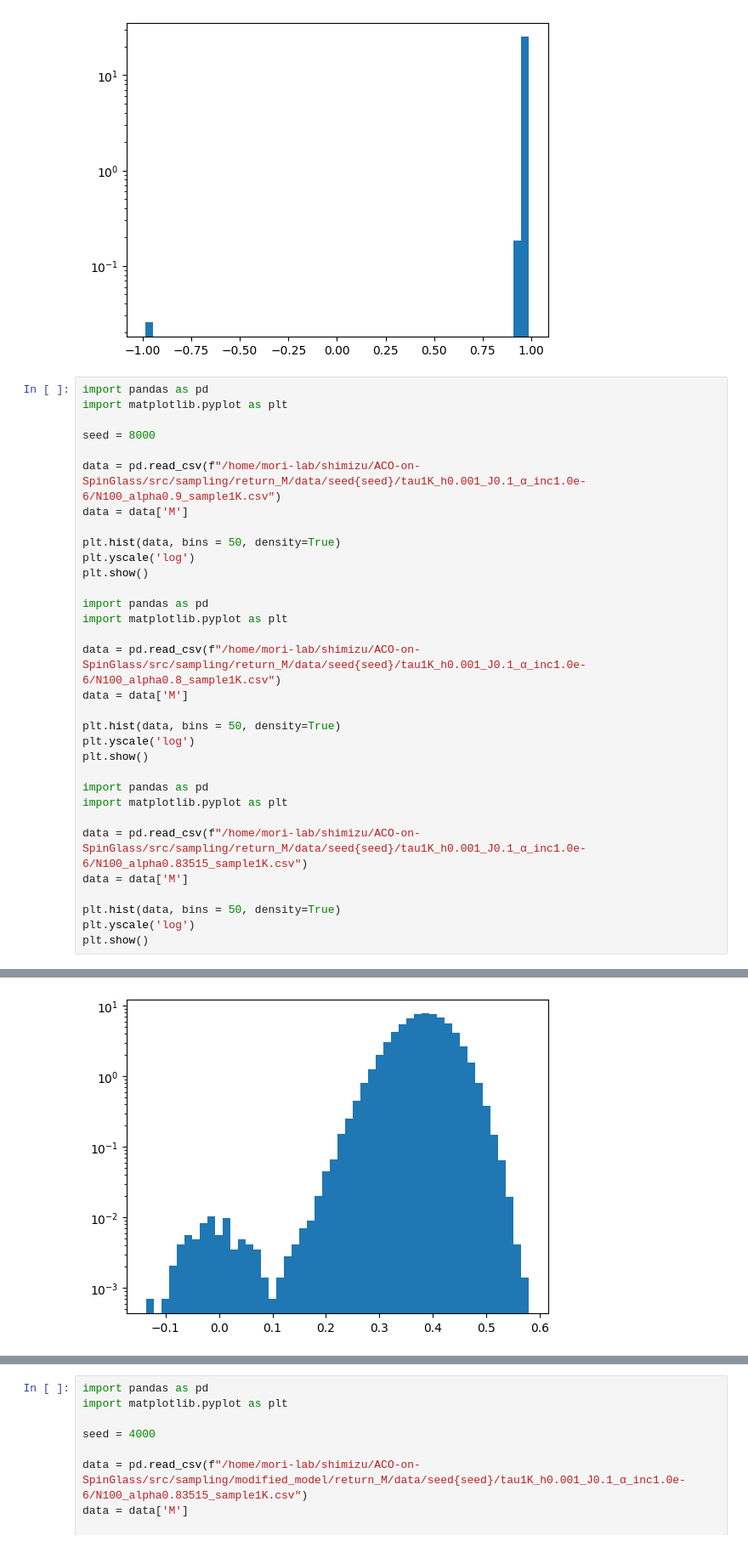
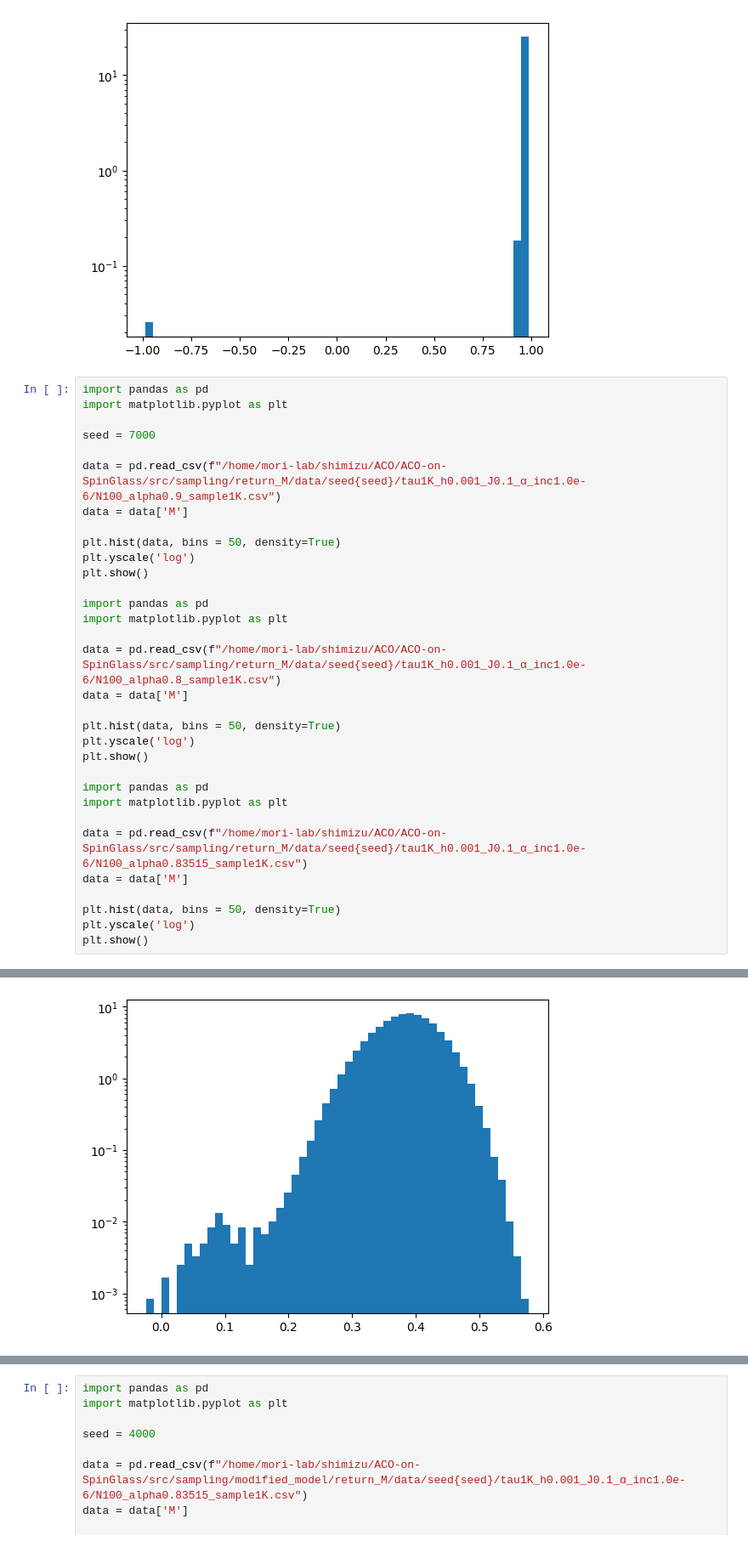
Before and after one commit to LABO-M/aco-on-spinglass, a Jupyter notebook: src/visuals/M_plot.ipynb, the cells around one changed output, grey strips where cells are left out. Shown at 85% size. Saved outputs shown, nothing was run; the diff lists cells and outputs as text.

```diff
--- a/src/visuals/M_plot.ipynb
+++ b/src/visuals/M_plot.ipynb
@@ -14,9 +14,9 @@ plt.show()
 import pandas as pd
 import matplotlib.pyplot as plt
 
-seed = 8000
+seed = 7000
 
-data = pd.read_csv(f"/home/mori-lab/shimizu/ACO-on-SpinGlass/src/sampling/return_M/data/seed{seed}/tau1K_h0.001_J0.1_α_inc1.0e-6/N100_alpha0.9_sample1K.csv")
+data = pd.read_csv(f"/home/mori-lab/shimizu/ACO/ACO-on-SpinGlass/src/sampling/return_M/data/seed{seed}/tau1K_h0.001_J0.1_α_inc1.0e-6/N100_alpha0.9_sample1K.csv")
 data = data['M']
 
 plt.hist(data, bins = 50, density=True)
@@ -26,7 +26,7 @@ plt.show()
 import pandas as pd
 import matplotlib.pyplot as plt
 
-data = pd.read_csv(f"/home/mori-lab/shimizu/ACO-on-SpinGlass/src/sampling/return_M/data/seed{seed}/tau1K_h0.001_J0.1_α_inc1.0e-6/N100_alpha0.8_sample1K.csv")
+data = pd.read_csv(f"/home/mori-lab/shimizu/ACO/ACO-on-SpinGlass/src/sampling/return_M/data/seed{seed}/tau1K_h0.001_J0.1_α_inc1.0e-6/N100_alpha0.8_sample1K.csv")
 data = data['M']
 
 plt.hist(data, bins = 50, density=True)
@@ -36,7 +36,7 @@ plt.show()
 import pandas as pd
 import matplotlib.pyplot as plt
 
-data = pd.read_csv(f"/home/mori-lab/shimizu/ACO-on-SpinGlass/src/sampling/return_M/data/seed{seed}/tau1K_h0.001_J0.1_α_inc1.0e-6/N100_alpha0.83515_sample1K.csv")
+data = pd.read_csv(f"/home/mori-lab/shimizu/ACO/ACO-on-SpinGlass/src/sampling/return_M/data/seed{seed}/tau1K_h0.001_J0.1_α_inc1.0e-6/N100_alpha0.83515_sample1K.csv")
 data = data['M']
 
 plt.hist(data, bins = 50, density=True)
@@ -48,4 +48,4 @@ plt.show()
-[figure, old version]
+[figure, new version]
 # %%
 import pandas as pd
 import matplotlib.pyplot as plt
```
Also changed, not shown: parts of 2 cells of this notebook, 1 other file.
